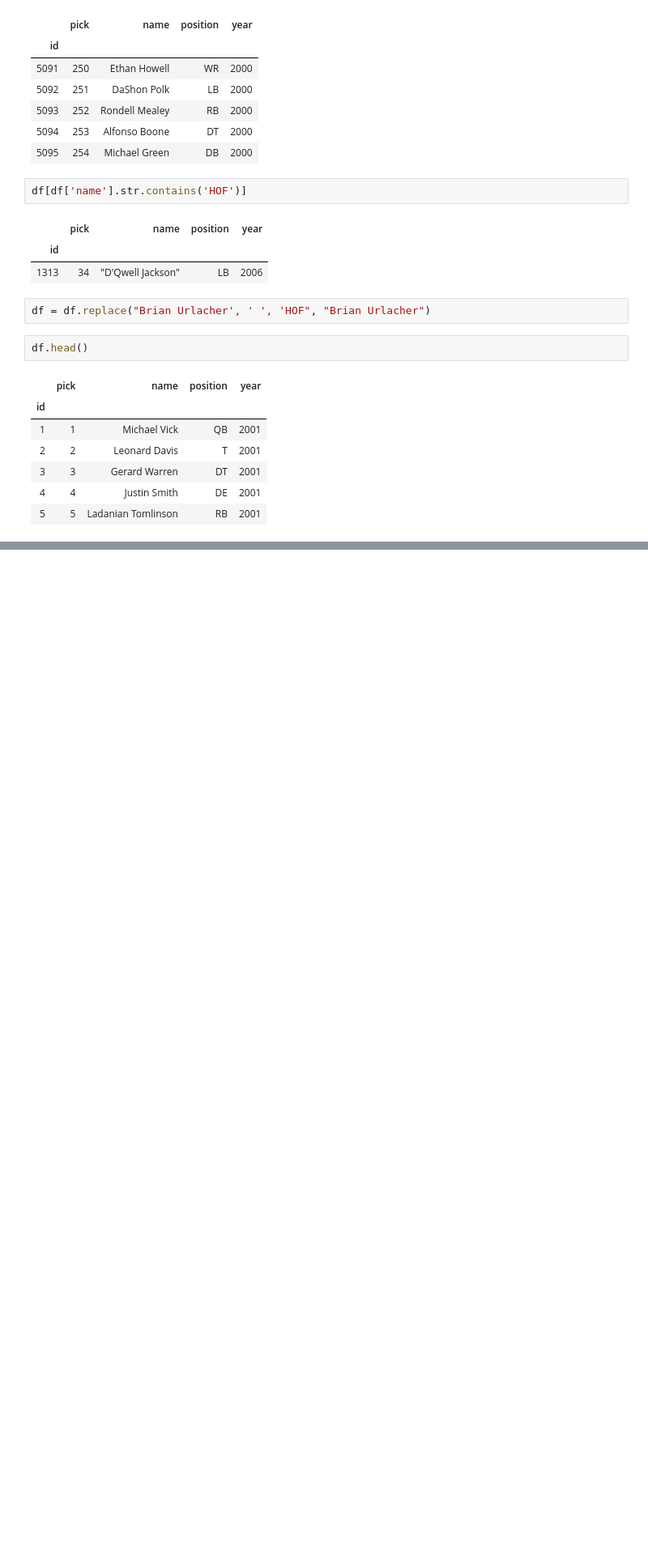
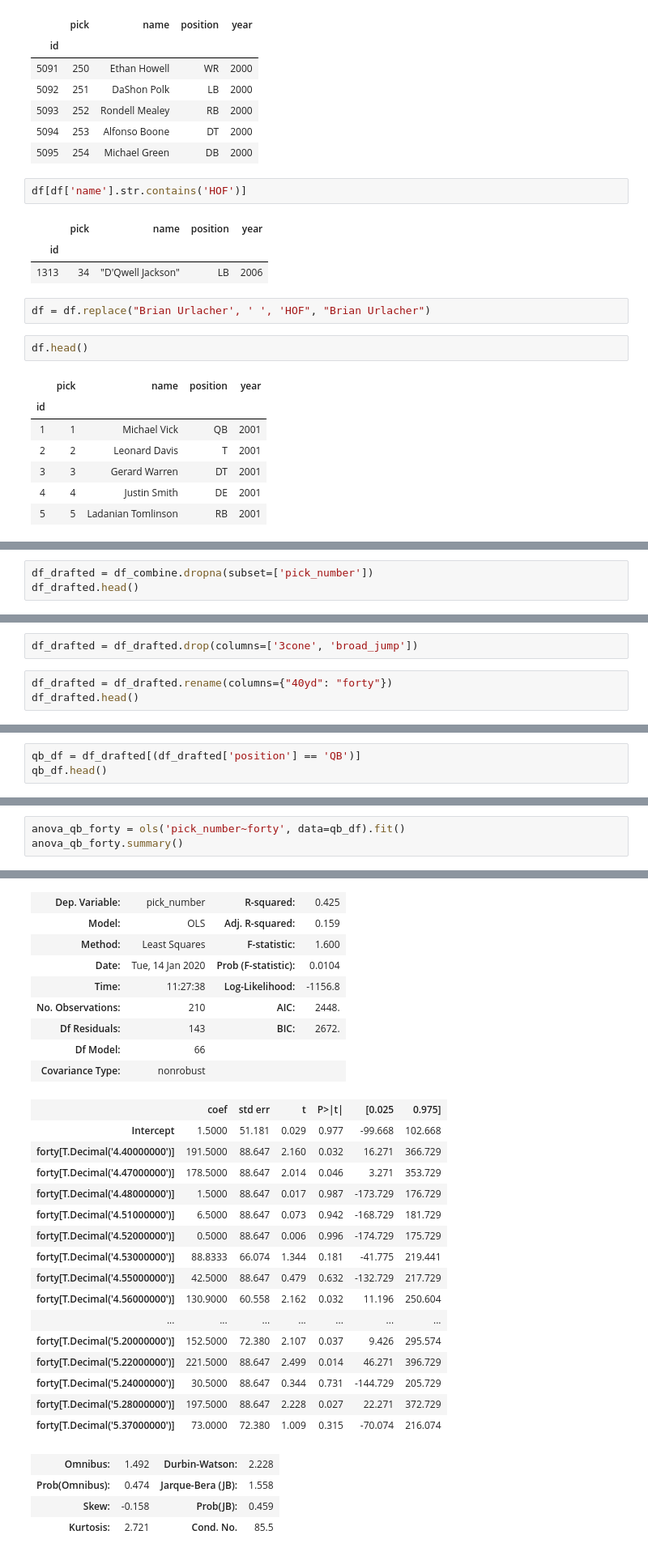
Before and after one commit to j-gilkey/nfl_draft_regression, a Jupyter notebook: nfl_draft_sequel.ipynb, the cells around one changed output, grey strips where cells are left out. Shown: that part at 81% size. Saved outputs shown, nothing was run; the diff lists cells and outputs as text; blank space fills up the shorter version.

```diff
--- a/nfl_draft_sequel.ipynb
+++ b/nfl_draft_sequel.ipynb
@@ -195,0 +305,3 @@ df.head()
+# %%
+df_drafted = df_combine.dropna(subset=['pick_number'])
+df_drafted.head()
@@ -195,0 +322,5 @@ df.head()
+# %%
+df_drafted = df_drafted.drop(columns=['3cone', 'broad_jump'])
+# %%
+df_drafted = df_drafted.rename(columns={"40yd": "forty"})
+df_drafted.head()
@@ -195,0 +418,3 @@ df.head()
+# %%
+qb_df = df_drafted[(df_drafted['position'] == 'QB')]
+qb_df.head()
@@ -195,0 +429,4 @@ df.head()
+# %%
+anova_qb_forty = ols('pick_number~forty', data=qb_df).fit()
+anova_qb_forty.summary()
+# %% [output]
@@ -195,0 +434,29 @@ df.head()
+| Dep. Variable: | pick_number | R-squared: | 0.425 |
+| Model: | OLS | Adj. R-squared: | 0.159 |
+| Method: | Least Squares | F-statistic: | 1.600 |
+| Date: | Tue, 14 Jan 2020 | Prob (F-statistic): | 0.0104 |
+| Time: | 11:27:38 | Log-Likelihood: | -1156.8 |
+| No. Observations: | 210 | AIC: | 2448. |
+| Df Residuals: | 143 | BIC: | 2672. |
+| Df Model: | 66 |  |  |
+| Covariance Type: | nonrobust |  |  |
+|  | coef | std err | t | P>|t| | [0.025 | 0.975] |
+| Intercept | 1.5000 | 51.181 | 0.029 | 0.977 | -99.668 | 102.668 |
+| forty[T.Decimal('4.40000000')] | 191.5000 | 88.647 | 2.160 | 0.032 | 16.271 | 366.729 |
+| forty[T.Decimal('4.47000000')] | 178.5000 | 88.647 | 2.014 | 0.046 | 3.271 | 353.729 |
+| forty[T.Decimal('4.48000000')] | 1.5000 | 88.647 | 0.017 | 0.987 | -173.729 | 176.729 |
+| forty[T.Decimal('4.51000000')] | 6.5000 | 88.647 | 0.073 | 0.942 | -168.729 | 181.729 |
+| forty[T.Decimal('4.52000000')] | 0.5000 | 88.647 | 0.006 | 0.996 | -174.729 | 175.729 |
+| forty[T.Decimal('4.53000000')] | 88.8333 | 66.074 | 1.344 | 0.181 | -41.775 | 219.441 |
+| forty[T.Decimal('4.55000000')] | 42.5000 | 88.647 | 0.479 | 0.632 | -132.729 | 217.729 |
+| forty[T.Decimal('4.56000000')] | 130.9000 | 60.558 | 2.162 | 0.032 | 11.196 | 250.604 |
+| ... | ... | ... | ... | ... | ... | ... |
+| forty[T.Decimal('5.20000000')] | 152.5000 | 72.380 | 2.107 | 0.037 | 9.426 | 295.574 |
+| forty[T.Decimal('5.22000000')] | 221.5000 | 88.647 | 2.499 | 0.014 | 46.271 | 396.729 |
+| forty[T.Decimal('5.24000000')] | 30.5000 | 88.647 | 0.344 | 0.731 | -144.729 | 205.729 |
+| forty[T.Decimal('5.28000000')] | 197.5000 | 88.647 | 2.228 | 0.027 | 22.271 | 372.729 |
+| forty[T.Decimal('5.37000000')] | 73.0000 | 72.380 | 1.009 | 0.315 | -70.074 | 216.074 |
+| Omnibus: | 1.492 | Durbin-Watson: | 2.228 |
+| Prob(Omnibus): | 0.474 | Jarque-Bera (JB): | 1.558 |
+| Skew: | -0.158 | Prob(JB): | 0.459 |
+| Kurtosis: | 2.721 | Cond. No. | 85.5 |
```
Also changed, not shown: parts of 28 cells of this notebook.
